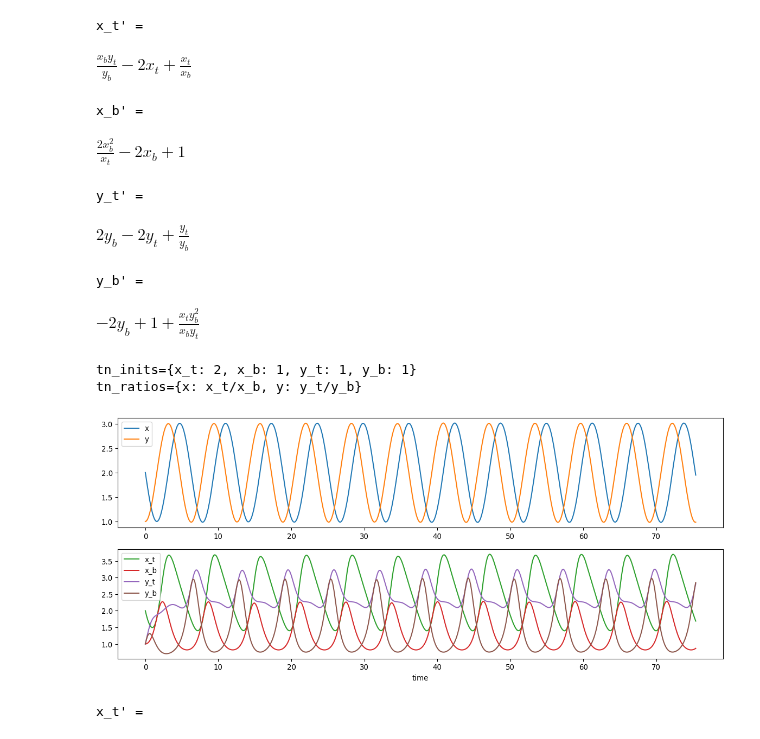
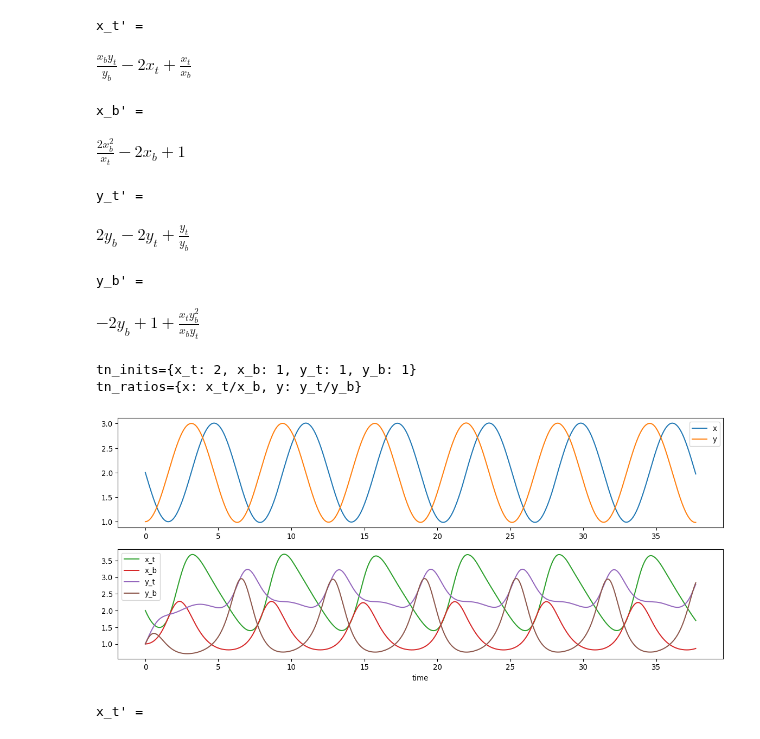
Before and after one commit to UC-Davis-molecular-computing/ode2tn, a Jupyter notebook: notebook.ipynb, the cells around one changed output. Saved outputs shown, nothing was run; the diff lists cells and outputs as text; code cells hidden in the pictures.

```diff
--- a/notebook.ipynb
+++ b/notebook.ipynb
@@ -10,35 +10,35 @@ x,y = sympy.symbols('x y')
 odes = {
     x: y-2,
     y: -x+2,
 }
 inits = {
     x: 2,
     y: 1,
 }
 gamma = 2
 beta = 1
-t_eval = np.linspace(0, 24*pi, 500)
+t_eval = np.linspace(0, 12*pi, 1000)
 tn_odes, tn_inits, tn_ratios = ode2tn(odes, inits, gamma, beta)
 from IPython.display import display
 for sym, expr in tn_odes.items():
     print(f"{sym}' = ", end='')
     display(expr)
 print(f'{tn_inits=}')
 print(f'{tn_ratios=}')
 figsize = (15, 6)
 plot_tn(odes, inits, gamma, beta, t_eval=t_eval, figure_size=figsize, symbols_to_plot=[[x,y], [xt,xb,yt,yb]])
 # %% [output]
 x_t' =
 $\displaystyle \frac{x_{b} y_{t}}{y_{b}} - 2 x_{t} + \frac{x_{t}}{x_{b}}$
 x_b' =
 $\displaystyle \frac{2 x_{b}^{2}}{x_{t}} - 2 x_{b} + 1$
 y_t' =
 $\displaystyle 2 y_{b} - 2 y_{t} + \frac{y_{t}}{y_{b}}$
 y_b' =
 $\displaystyle - 2 y_{b} + 1 + \frac{x_{t} y_{b}^{2}}{x_{b} y_{t}}$
 tn_inits={x_t: 2, x_b: 1, y_t: 1, y_b: 1}
 tn_ratios={x: x_t/x_b, y: y_t/y_b}
-[figure, old version]
+[figure, new version]
 # %%
 from math import pi
 import numpy as np
```
Also changed, not shown: parts of 1 cell of this notebook, 1 other file.
